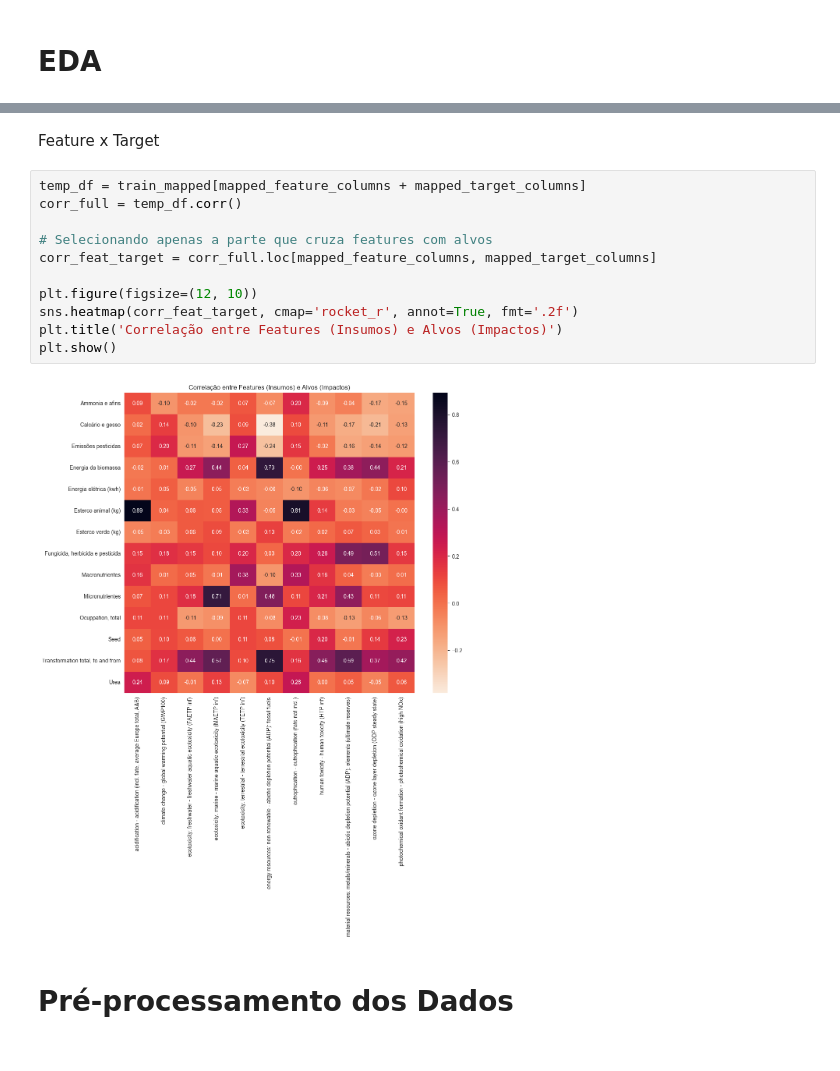
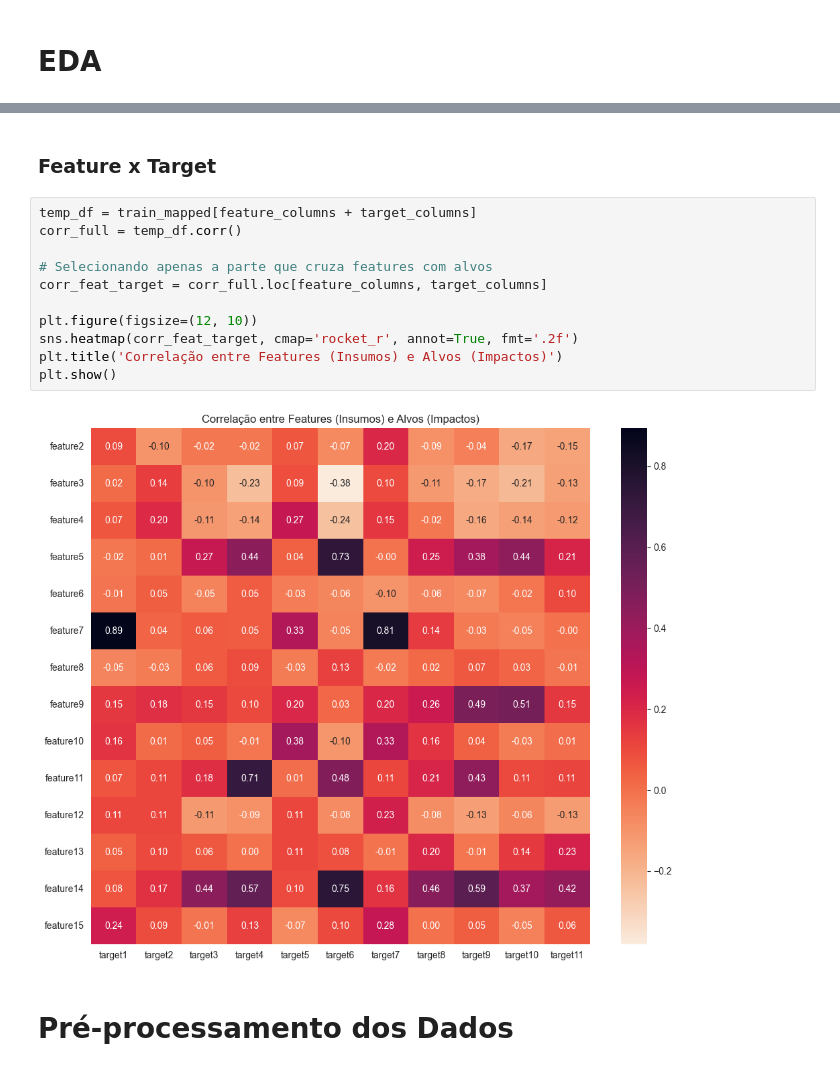
Before and after one commit to AraujoStreicher/dswa-agroimpact-challenge, a Jupyter notebook: main.ipynb, the cells around one changed output, grey strips where cells are left out. Drawn from its saved outputs; the diff is of its cells as text.

```diff
--- a/main.ipynb
+++ b/main.ipynb
@@ -152,18 +151,18 @@ plt.show()
 # %% [markdown]
-Feature x Target
+### Feature x Target
 # %%
-temp_df = train_mapped[mapped_feature_columns + mapped_target_columns]
+temp_df = train_mapped[feature_columns + target_columns]
 corr_full = temp_df.corr()
 
 # Selecionando apenas a parte que cruza features com alvos
-corr_feat_target = corr_full.loc[mapped_feature_columns, mapped_target_columns]
+corr_feat_target = corr_full.loc[feature_columns, target_columns]
 
 plt.figure(figsize=(12, 10))
 sns.heatmap(corr_feat_target, cmap='rocket_r', annot=True, fmt='.2f')
 plt.title('Correlação entre Features (Insumos) e Alvos (Impactos)')
 plt.show()
 # %% [output]
-[figure, old version]
+[figure, new version]
 # %% [markdown]
 # Pré-processamento dos Dados
 # %%
```
Also changed, not shown: parts of 13 cells of this notebook, 1 other file.
